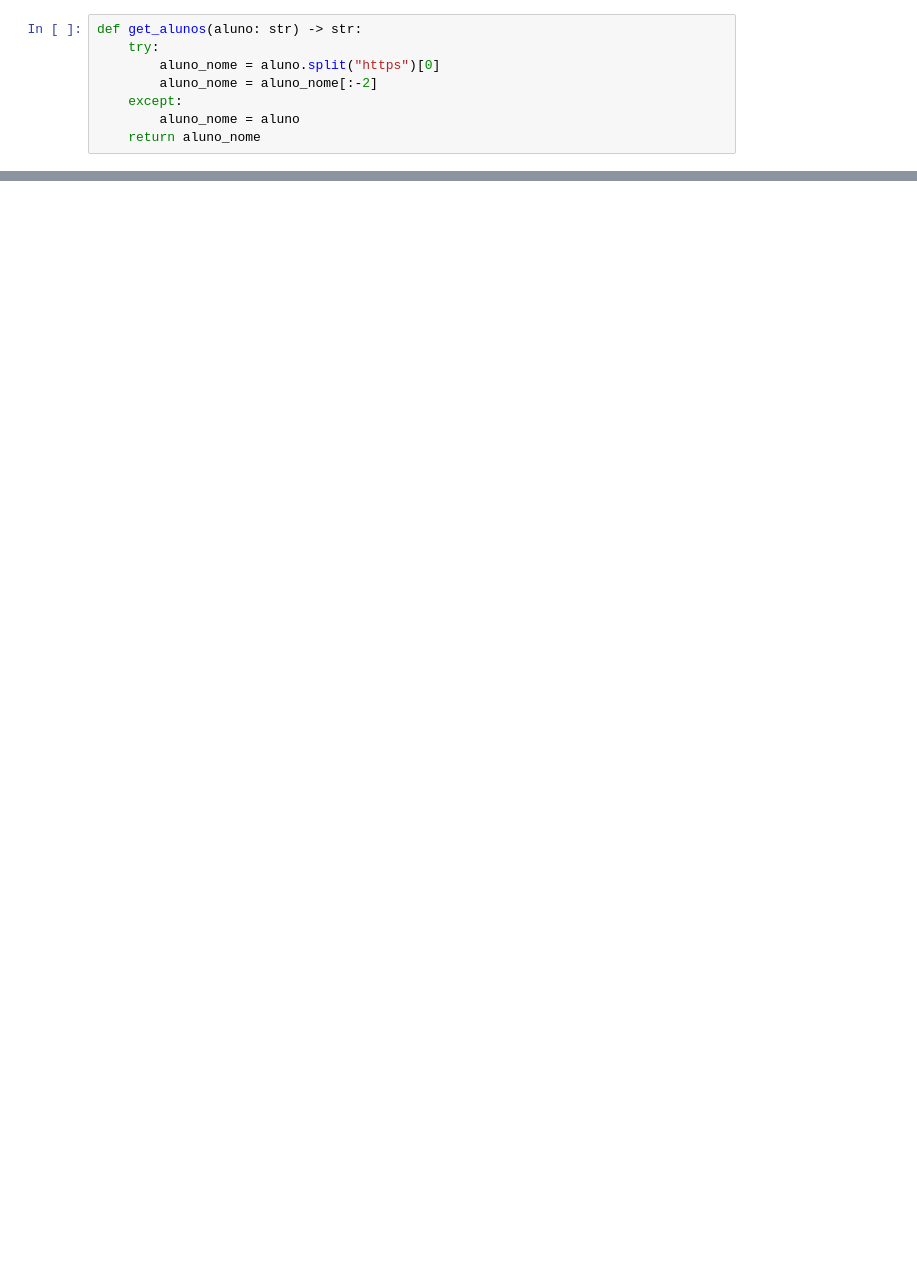
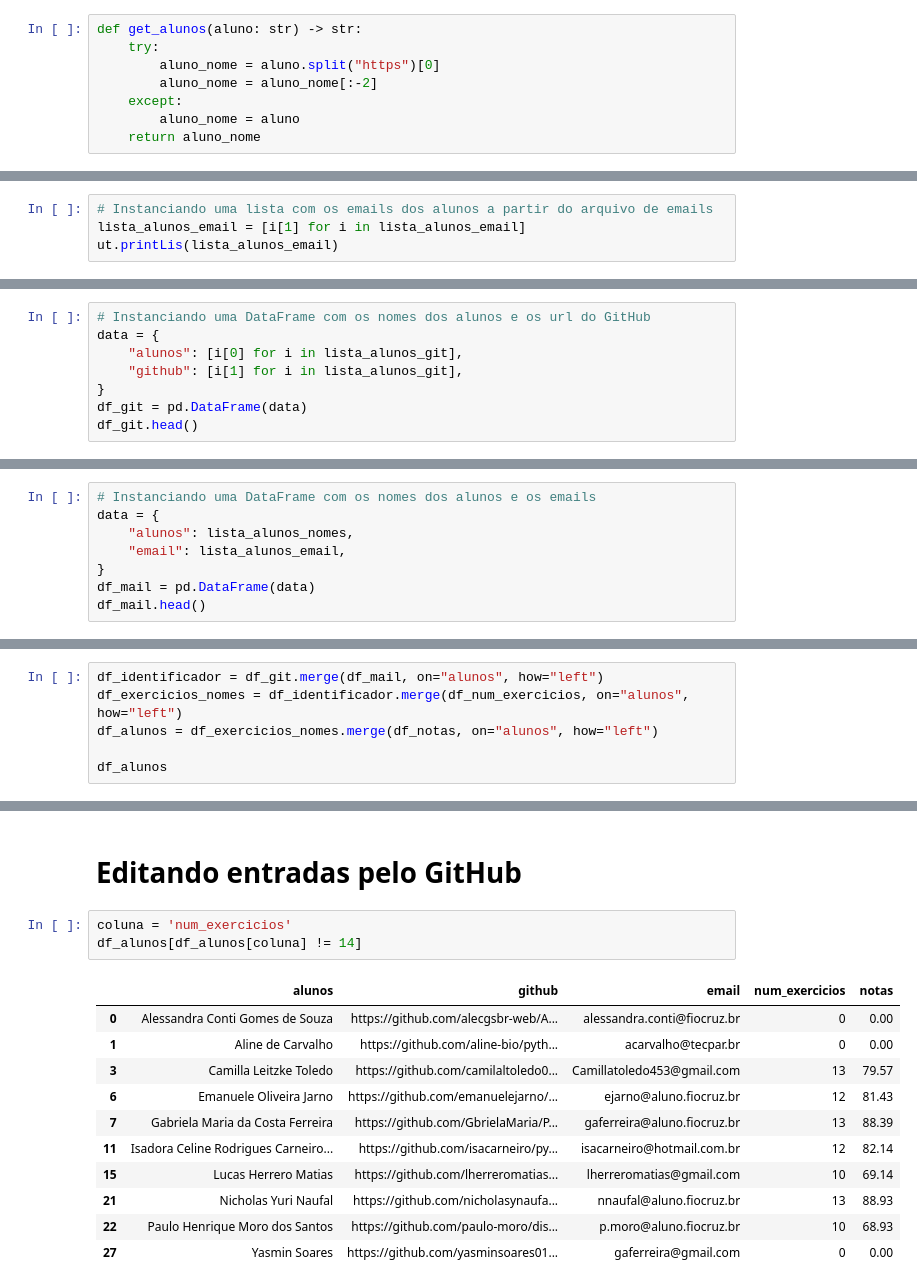
Before and after one commit to Laboratorio-de-Analise-de-Dados/disciplina_python_basico, a Jupyter notebook: dev/script/alunos/note/avaliação.ipynb, the cells around one changed output, grey strips where cells are left out. Drawn from its saved outputs; the diff is of its cells as text; blank space fills up the shorter version.

```diff
--- a/dev/script/alunos/note/avaliação.ipynb
+++ b/dev/script/alunos/note/avaliação.ipynb
@@ -220,0 +261,4 @@ https://github.com/aline-bio/python-basico.git
+# %%
+# Instanciando uma lista com os emails dos alunos a partir do arquivo de emails
+lista_alunos_email = [i[1] for i in lista_alunos_email]
+ut.printLis(lista_alunos_email)
@@ -220,0 +322,8 @@ https://github.com/aline-bio/python-basico.git
+# %%
+# Instanciando uma DataFrame com os nomes dos alunos e os url do GitHub
+data = {
+    "alunos": [i[0] for i in lista_alunos_git],
+    "github": [i[1] for i in lista_alunos_git],
+}
+df_git = pd.DataFrame(data)
+df_git.head()
@@ -220,0 +337,8 @@ https://github.com/aline-bio/python-basico.git
+# %%
+# Instanciando uma DataFrame com os nomes dos alunos e os emails
+data = {
+    "alunos": lista_alunos_nomes,
+    "email": lista_alunos_email,
+}
+df_mail = pd.DataFrame(data)
+df_mail.head()
@@ -220,0 +352,6 @@ https://github.com/aline-bio/python-basico.git
+# %%
+df_identificador = df_git.merge(df_mail, on="alunos", how="left")
+df_exercicios_nomes = df_identificador.merge(df_num_exercicios, on="alunos", how="left")
+df_alunos = df_exercicios_nomes.merge(df_notas, on="alunos", how="left")
+
+df_alunos
@@ -220,0 +391,17 @@ https://github.com/aline-bio/python-basico.git
+# %% [markdown]
+# Editando entradas pelo GitHub
+# %%
+coluna = 'num_exercicios'
+df_alunos[df_alunos[coluna] != 14]
+# %% [output]
+|  | alunos | github | email | num_exercicios | notas |
+| 0 | Alessandra Conti Gomes de Souza | https://github.com/alecgsbr-web/A... | alessandra.conti@fiocruz.br | 0 | 0.00 |
+| 1 | Aline de Carvalho | https://github.com/aline-bio/pyth... | acarvalho@tecpar.br | 0 | 0.00 |
+| 3 | Camilla Leitzke Toledo | https://github.com/camilaltoledo0... | Camillatoledo453@gmail.com | 13 | 79.57 |
+| 6 | Emanuele Oliveira Jarno | https://github.com/emanuelejarno/... | ejarno@aluno.fiocruz.br | 12 | 81.43 |
+| 7 | Gabriela Maria da Costa Ferreira | https://github.com/GbrielaMaria/P... | gaferreira@aluno.fiocruz.br | 13 | 88.39 |
+| 11 | Isadora Celine Rodrigues Carneiro... | https://github.com/isacarneiro/py... | isacarneiro@hotmail.com.br | 12 | 82.14 |
+| 15 | Lucas Herrero Matias | https://github.com/lherreromatias... | lherreromatias@gmail.com | 10 | 69.14 |
+| 21 | Nicholas Yuri Naufal | https://github.com/nicholasynaufa... | nnaufal@aluno.fiocruz.br | 13 | 88.93 |
+| 22 | Paulo Henrique Moro dos Santos | https://github.com/paulo-moro/dis... | p.moro@aluno.fiocruz.br | 10 | 68.93 |
+| 27 | Yasmin Soares | https://github.com/yasminsoares01... | gaferreira@gmail.com | 0 | 0.00 |
```
Also changed, not shown: parts of 53 cells of this notebook, 4 other files.
